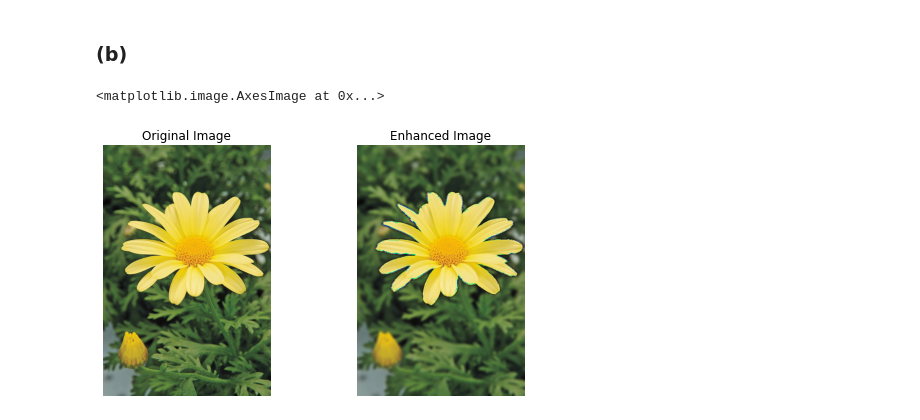
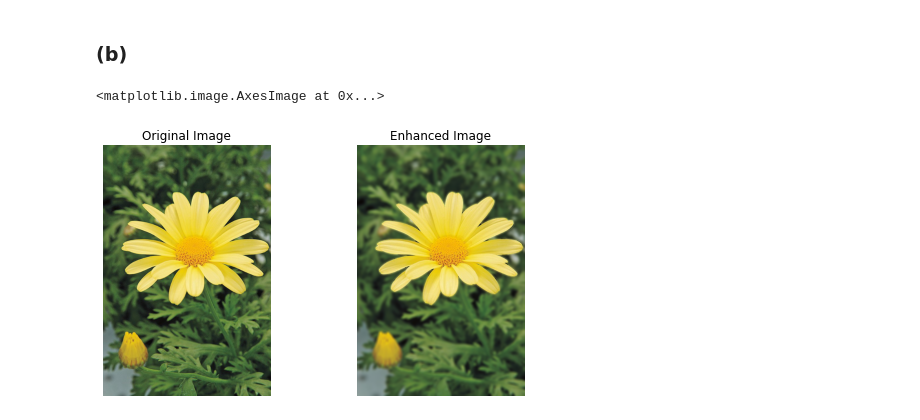
Before and after one commit to vidurawarna/EN2550_CV, a Jupyter notebook: Assignments/Assignment 1/190397E_Assignment1.ipynb, the cells around one changed output. Saved outputs shown, nothing was run; the diff lists cells and outputs as text; code cells hidden in the pictures.

```diff
--- a/Assignments/Assignment 1/190397E_Assignment1.ipynb
+++ b/Assignments/Assignment 1/190397E_Assignment1.ipynb
@@ -477,23 +511,23 @@ ax[1].imshow(img_b_)
 ### (b)
 # %%
 a = 11
-sigma = 10
-blured_b = cv.GaussianBlur(img_b,(a,a),sigma)
-
-enhanced = img_f + blured_b
+sigma = 5
+blured_b = cv.GaussianBlur(img,(a,a),sigma)
+img_b_2 = blured_b*mask3[:,:,np.newaxis]
+enhanced = img_f + img_b_2
 
 #display images using matplotlib
 plt.rcParams["figure.autolayout"] = True
 fig,ax = plt.subplots(1,2,figsize=(8,4))
 img_ = cv.cvtColor(img,cv.COLOR_BGR2RGB)
 ax[0].axis('off')
 ax[0].set_title("Original Image")
 ax[0].imshow(img_)
 
 enhanced_ = cv.cvtColor(enhanced,cv.COLOR_BGR2RGB)
 ax[1].axis('off')
 ax[1].set_title("Enhanced Image")
 ax[1].imshow(enhanced_)
 # %% [output]
 <matplotlib.image.AxesImage at 0x...>
-[figure, old version]
+[figure, new version]
```
Also changed, not shown: parts of 3 cells of this notebook.
